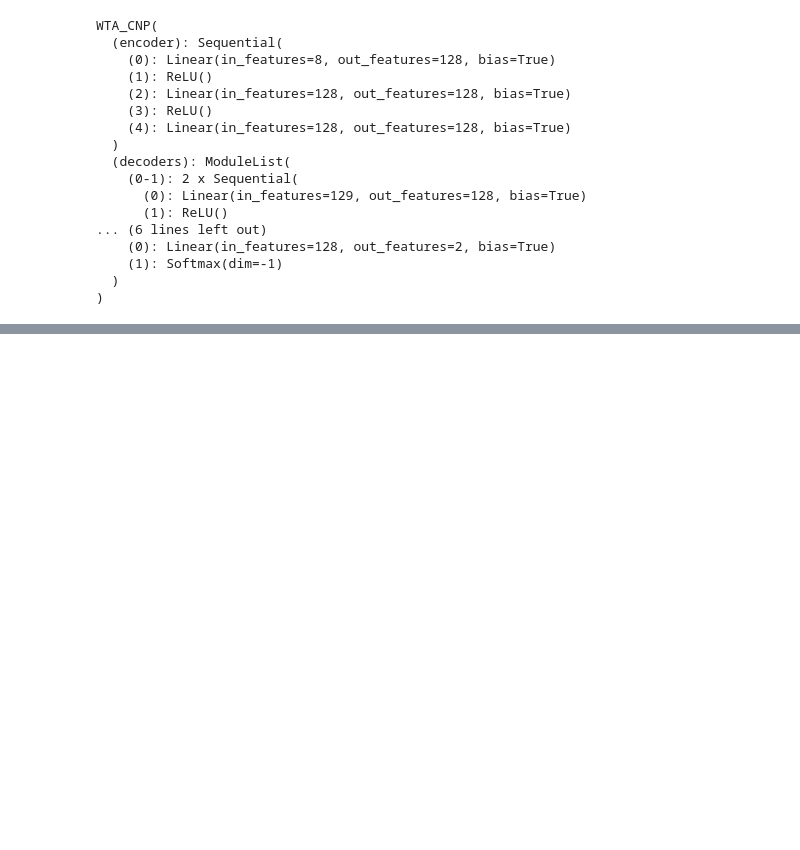
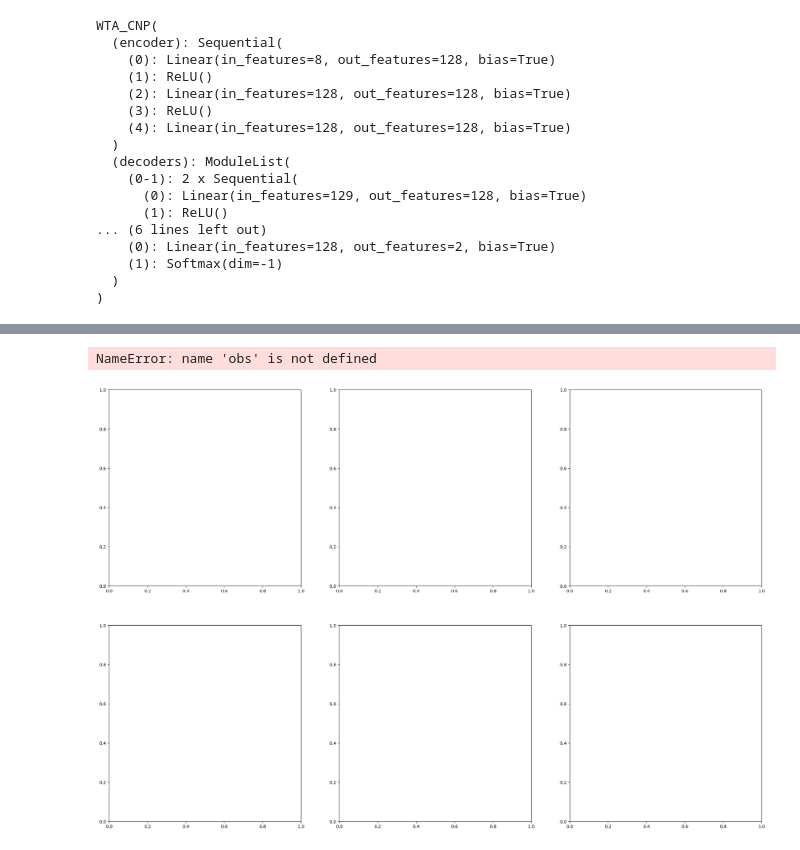
Before and after one commit to yildirimyigit/cnep, a Jupyter notebook: comparison_baxter_js.ipynb, the cells around one changed output, grey strips where cells are left out. Cells and saved outputs as stored; diff of their text form; code cells hidden in the pictures; blank space fills up the shorter version.

```diff
--- a/comparison_baxter_js.ipynb
+++ b/comparison_baxter_js.ipynb
@@ -206,32 +205,35 @@ def plot_cnp_wta_xy():
             axs[subplot_index].set_xlabel('x')
             axs[subplot_index].set_ylabel('y')
 
 
     plt.savefig(f'{root_path}{run_id}/traj_generation.png')
     plt.show()
 
 
 def save_trajs_to_file():
     with open(f'{root_path}{run_id}/res_wta.txt', 'w') as f:
         for i in range(batch_size):
             best = torch.argmax(gate[i, 0, :]).item()  # best decoder
             for j in range(t_steps):
                 for k in range(dy):
                     f.write(f'{pred_wta[best, i, j, k].item()} ')
                 f.write('\n')
             f.write('\n\n\n')
 
     with open(f'{root_path}{run_id}/res_cnp.txt', 'w') as f:
         for i in range(batch_size):
             for j in range(t_steps):
                 for k in range(dy):
                     f.write(f'{pred_cnp[i, j, k].item()} ')
                 f.write('\n')
             f.write('\n\n\n')
 
-save_trajs_to_file()
+# save_trajs_to_file()
 
 
 
 
-# plot_cnp_wta_xy()
+plot_cnp_wta_xy()
+# %% [output]
+NameError: name 'obs' is not defined
+[figure, added]
```
Also changed, not shown: parts of 1 cell of this notebook, 8 other files.
